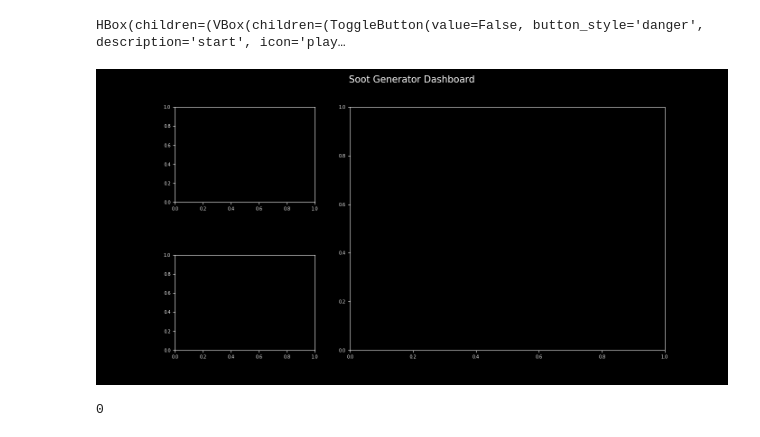
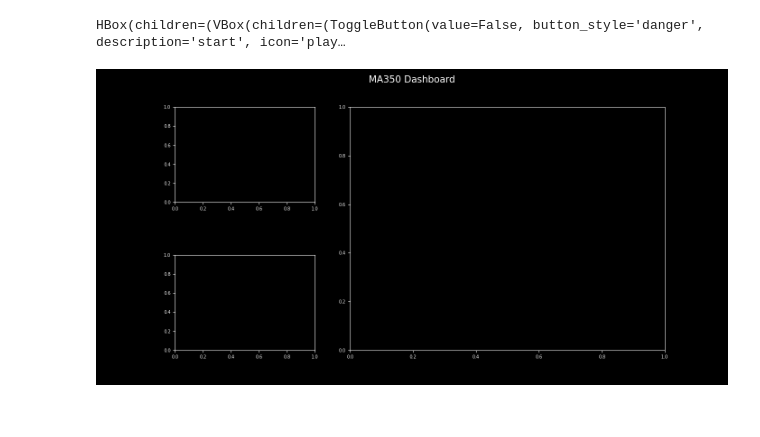
Before and after one commit to kyanshlipak/Aeth-Labs, a Jupyter notebook: MA350 Dashboard.ipynb, the cells around one changed output. Saved outputs shown, nothing was run; the diff lists cells and outputs as text; code cells hidden in the pictures.

```diff
--- a/MA350 Dashboard.ipynb
+++ b/MA350 Dashboard.ipynb
@@ -26,10 +26,10 @@ def colLayout(wid):
 
 #create widgets
 running = ipywidgets.ToggleButton(description="start", icon="play",button_style = 'danger', layout = itemLayout) #whether program is running or not
-xlim = ipywidgets.IntSlider(description="xlim", value=1000, min=10, max=10000, step = 200, layout = itemLayout) #number of x values on matplotlib plots
-ylim = ipywidgets.IntRangeSlider(description="ylim", value=[-20000,20000], min=-30000, max=100000, layout = itemLayout) #y range for matplotlib plots
+xlim = ipywidgets.IntSlider(description="xlim", value=1000, min=10, max=16000, step = 10, layout = itemLayout) #number of x values on matplotlib plots
+ylim = ipywidgets.IntRangeSlider(description="ylim", value=[-5000,30000], min=-30000, max=100000, layout = itemLayout) #y range for matplotlib plots
 
-timeBase = ipywidgets.FloatText(description = "Timebase", layout = itemLayout) #MA350 timebase
+timeBase = ipywidgets.FloatText(description = "Timebase", value = 1,layout = itemLayout) #MA350 timebase
 ewmNum = ipywidgets.IntText(description="EWM COM",value = 30, layout = itemLayout) #exponential mean weighting
 tapePosition = ipywidgets.FloatText(description = "Tape Position", layout = itemLayout) #MA350
 flowSetpoint = ipywidgets.FloatText(description = "Flow Setpoint", layout = itemLayout) #MA350
@@ -117,6 +117,9 @@ async def update_plots(t,recent):
     index = len(dfAeth.index)-1
     for ax in axes.keys():
         axes[ax].clear()
+        xlim.min = 0
+        xlim.max = 16000/timeBase.value
+        xlim.step = int(200/timeBase.value)
         axes[ax].set_xlim(index+1-xlim.value,index+1)
 
     #settings for bcc graph
@@ -219,37 +222,36 @@ def on_running_changed(*change):
     if running.value:
         elapsedInterval.value = "starting..."
         alicat.openAethPort(aethCOM.value,baudrate.value)
         time.sleep(0.1)
         tasks["do_loop"] = asyncio.get_event_loop().create_task(do_loop())
 
 #customize plot font sizes
 plt.rc('axes',titlesize=10)
 plt.rc('xtick',labelsize=7)
 plt.rc('ytick',labelsize=7)
 plt.rc('legend',fontsize = 8)
 plt.rc('figure',titlesize = 15)
 plt.style.use('dark_background')
 
 
 #create "mosaic" customizing grid layout. Semicolons separate rows
 fig,axes = plt.subplot_mosaic("ACC;BCC")
 fig.set_size_inches(14,7)
-fig.suptitle("Soot Generator Dashboard")
+fig.suptitle("MA350 Dashboard")
 plt.tight_layout
 plt.subplots_adjust(wspace =0.25,hspace = 0.55)
 plt.ion()
 fig.canvas.draw()
 
 #observe stop/start button
 running.observe(on_running_changed, "value")
 
 #display UI (widget grid)
 ui
 # %% [output]
 HBox(children=(VBox(children=(ToggleButton(value=False, button_style='danger', description='start', icon='play…
-[figure, old version]
+[figure, new version]
 # %%
-index = len(dfAeth.index)-1
-print(index)
+xlim.min = 0
+xlim.max = 16000/timeBase.value
+xlim.step = int(200/timeBase.value)
-# %% [output]
-0
```
Also changed, not shown: 1 other file.
